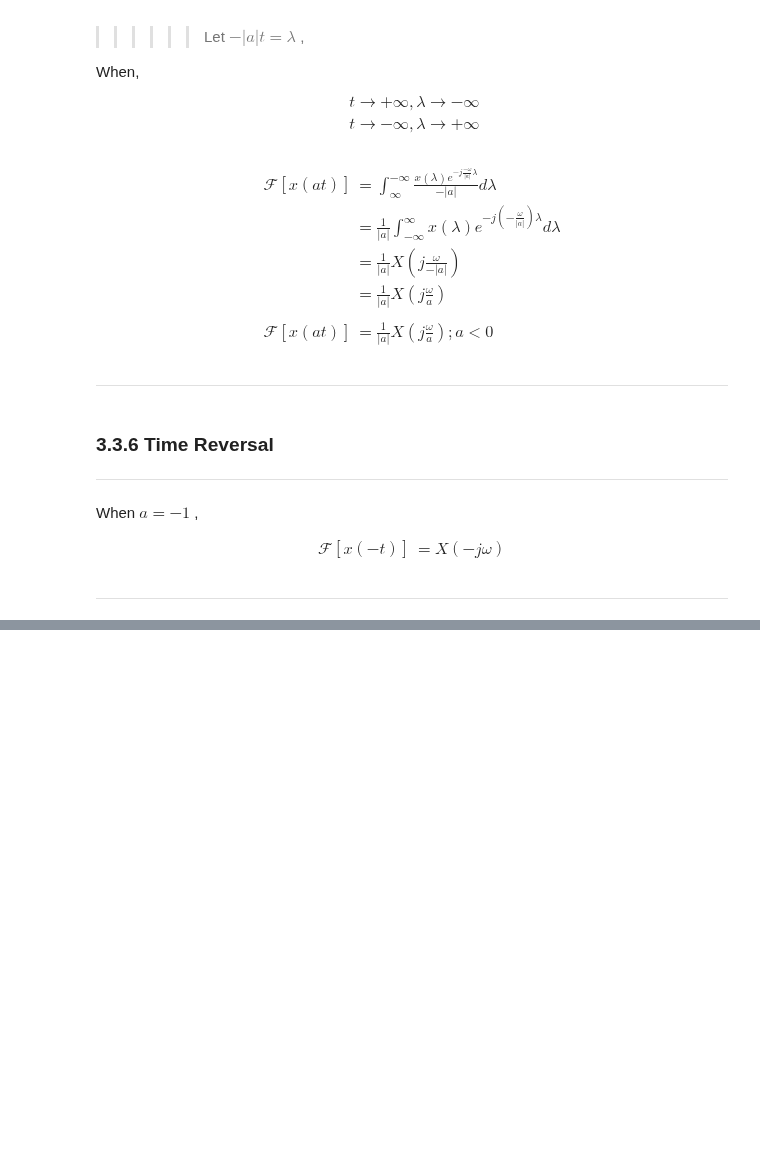
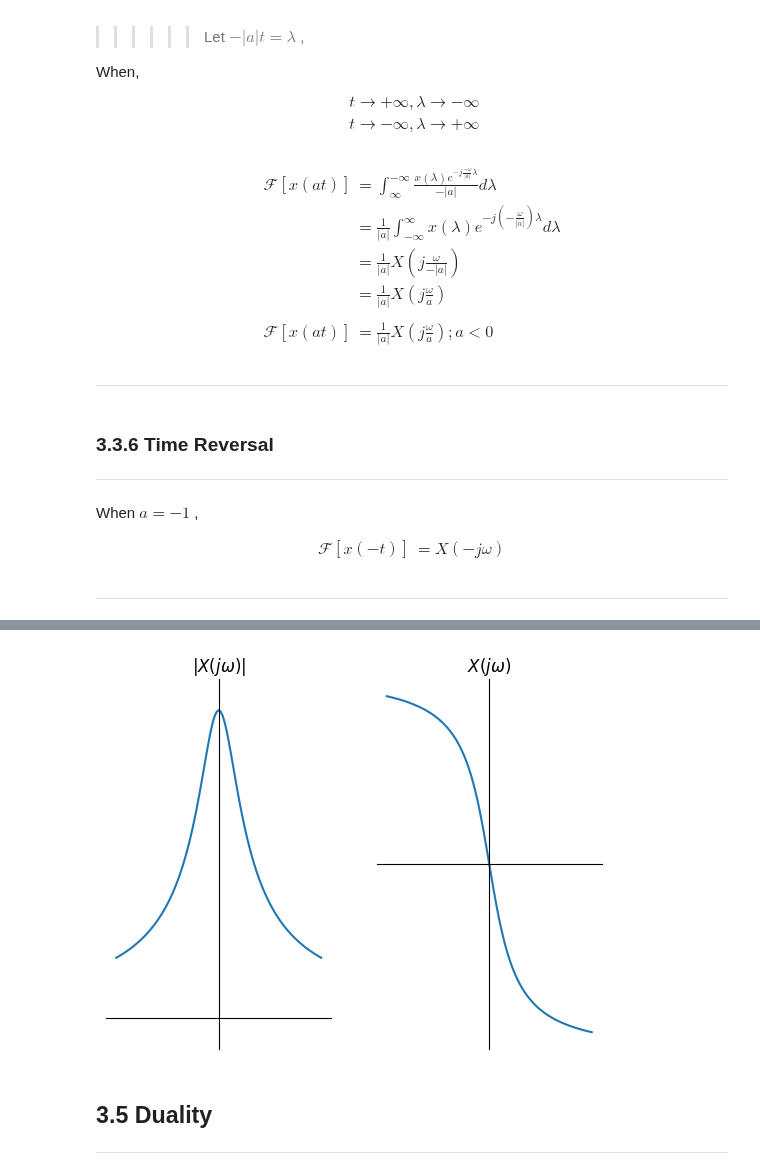
Before and after one commit to BuwanekaEpakanda/EE_257_Note_Book, a Jupyter notebook: EE_257_Signals_and_Systems.ipynb, the cells around one changed output, grey strips where cells are left out. Drawn from its saved outputs; the diff is of its cells as text; code cells hidden in the pictures; blank space fills up the shorter version.

```diff
--- a/EE_257_Signals_and_Systems.ipynb
+++ b/EE_257_Signals_and_Systems.ipynb
@@ -615,0 +728,40 @@ When $ a=-1 $ ,
+# %%
+import numpy as np
+import matplotlib.pyplot as plt
+
+a = 1
+omega = np.linspace(-5,5,101)
+magnitude = 1/np.sqrt(a**2+omega**2)
+phase = -np.arctan(omega/a)
+
+fig = plt.figure()
+mag = fig.add_subplot(1,2,1)
+plt.title("$|X(j \omega)|$")
+pha = fig.add_subplot(1,2,2)
+plt.title("$ X(j \omega) $")
+
+mag.plot(omega,magnitude)
+mag.spines["left"].set_position(("data",0))
+mag.spines["right"].set_visible(False)
+mag.spines["bottom"].set_position(("data",0))
+mag.spines["top"].set_visible(False)
+mag.set_ylim([-0.1,1.1])
+mag.set_xticks([])
+mag.set_yticks([])
+
+
+pha.plot(omega,phase)
+pha.spines["left"].set_position(("data",0))
+pha.spines["right"].set_visible(False)
+pha.spines["bottom"].set_position(("data",0))
+pha.spines["top"].set_visible(False)
+pha.set_xticks([])
+pha.set_yticks([])
+
+fig.show()
+# %% [output]
+[figure, added]
+# %% [markdown]
+## 3.5 Duality
+
+---
```
Also changed, not shown: parts of 18 cells of this notebook.
